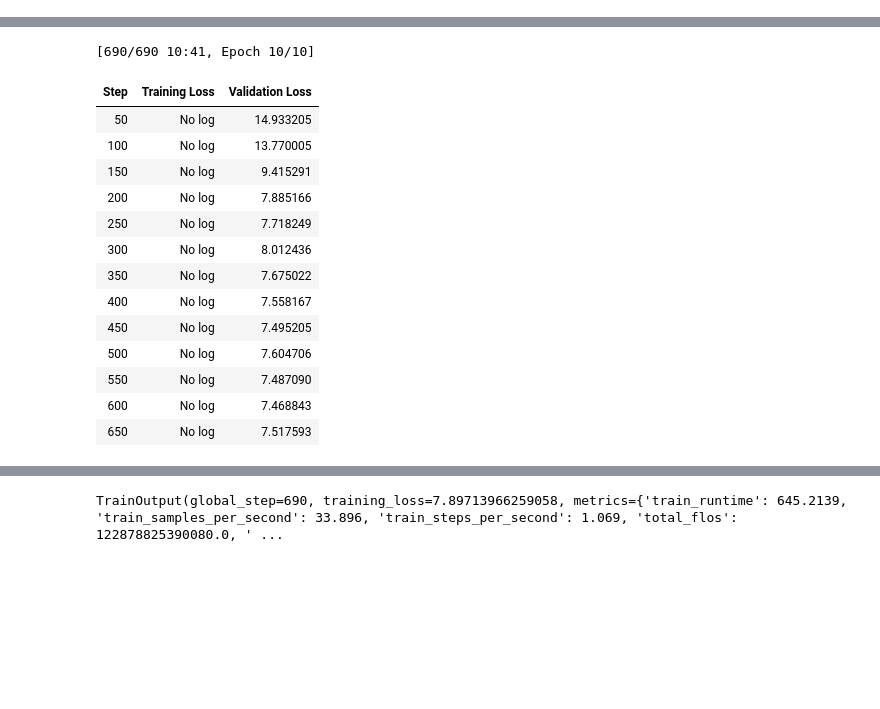
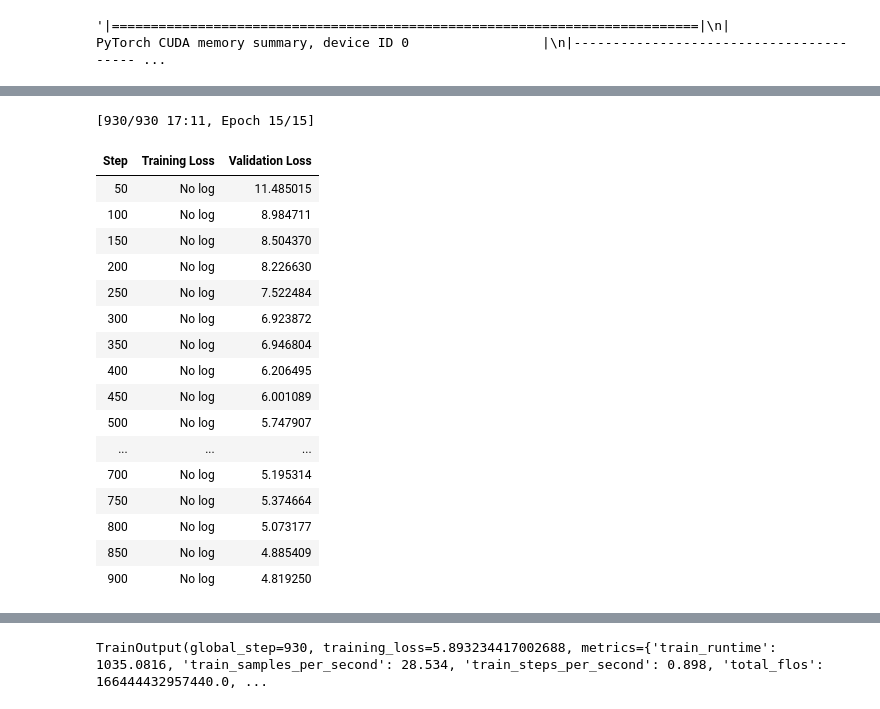
Before and after one commit to VellummyilumVinoth/Train_And_Test_Using_ALBERT, a Jupyter notebook: FinetunedAlbert.ipynb, the cells around one changed output, grey strips where cells are left out. Cells and saved outputs as stored; diff of their text form; code cells hidden in the pictures; blank space fills up the shorter version.

```diff
--- a/FinetunedAlbert.ipynb
+++ b/FinetunedAlbert.ipynb
@@ -97,20 +233,3 @@ statements
-# %%
-import re
-
-def clean_text(line):
-    line = re.sub(r'-+',' ',line)
-    line = re.sub(r'[^a-zA-Z, ]+'," ",line)
-    line = re.sub(r'[ ]+'," ",line)
-    line += ";"
-    return line
-
-source_statements = []
-len_lst = []
-for line in statements:
-    if len(line.split(" ")) >=0:
-        line = clean_text(line)
-        source_statements.append(line)
-        len_lst.append(len(line.split(" ")))
 # %%
 source_statements
 # %% [output]
@@ -134,5 +272,5 @@ source_statements
 # %%
-from huggingface_hub import add_space_secret
+# from huggingface_hub import add_space_secret
 import pandas as pd
 import torch
 import os
@@ -162,6 +300,9 @@ class VariableNamesDataset(torch.utils.data.Dataset):
         variable_name_tokens = self.tokenizer.tokenize(variable_name)
         source_statement_tokens = self.tokenizer.tokenize(source_statement)
 
+        variable_name_tokens = [token.replace('Ġ', '').lower() for token in variable_name_tokens]
+        source_statement_tokens = [token.replace('Ġ', '').lower() for token in source_statement_tokens]
+
         print("Variable name tokens:", variable_name_tokens)
         print("Source statement tokens:", source_statement_tokens)
 
@@ -178,10 +319,18 @@ class VariableNamesDataset(torch.utils.data.Dataset):
 
         # Replace the selected variable name tokens with the [MASK] token
         for i in indices_to_mask:
-            source_statement_tokens[i] = '[MASK]'
+            source_statement_tokens[i] = '<mask>'
 
         # Convert the tokens back to text
         masked_source_statement = self.tokenizer.convert_tokens_to_string(source_statement_tokens)
+
+        # masked_source_statement = ""
+        # for i, token in enumerate(source_statement_tokens):
+        #     if i < len(source_statement_tokens) - 1:
+        #         masked_source_statement += token + " "
+        #     else:
+        #         masked_source_statement += token
+
 
         # Tokenize the masked source statement
         input_ids = self.tokenizer.encode(
@@ -198,7 +347,7 @@ class VariableNamesDataset(torch.utils.data.Dataset):
         return torch.tensor(input_ids)
 # %%
 # Split the data into train and test sets
-train_size = int(len(source_statements) * 0.9)
+train_size = int(len(source_statements) * 0.8)
 train_variable_names = variable_names[:train_size]
 train_source_statements = source_statements[:train_size]
 test_variable_names = variable_names[train_size:]
@@ -211,5 +360,5 @@ train_size
 # Prepare the data for training and testing
 train_dataset = VariableNamesDataset(train_variable_names, train_source_statements, tokenizer, mask_probability = 1)
 
-test_dataset = VariableNamesDataset(test_variable_names, test_source_statements, tokenizer, mask_probability = 0)
+test_dataset = VariableNamesDataset(test_variable_names, test_source_statements, tokenizer, mask_probability = 1)
 # %%
@@ -265,8 +415,14 @@ tensor([ 1022,    52,  8612, 29955,  7019,   398,     0,     0,     0,     0,
+# %%
+torch.cuda.memory_summary(device=None, abbreviated=False)
+# %% [output]
+'|===========================================================================|\n|                  PyTorch CUDA memory summary, device ID 0                 |\n|---------------------------------------- ...
 # %%
 # Prepare the data collator
 data_collator = DataCollatorForLanguageModeling(
     tokenizer=tokenizer, mlm=True, mlm_probability=0.15
 )
+
+model.resize_token_embeddings(len(tokenizer))
 
 # Set up training arguments
 training_args = TrainingArguments(
@@ -274,8 +430,8 @@ training_args = TrainingArguments(
     evaluation_strategy = "steps",   # Evaluation and Save happens every X steps
     eval_steps = 50,                # Evaluation happens every X steps
     save_steps = 1000,               # Save checkpoint every X steps
-    num_train_epochs = 10,            # Total number of training epochs
-    learning_rate = 1e-5,            # Learning rate
+    num_train_epochs = 15,            # Total number of training epochs
+    learning_rate = 2e-5,            # Learning rate
     per_device_train_batch_size=32,  # Batch size per device during training
     per_device_eval_batch_size=64,   # Batch size for evaluation
     warmup_steps = 500,              # Number of warmup steps
@@ -315,16 +471,19 @@ Masked source statement: t sem[MASK][MASK][MASK][MASK]flags value single shape t
-[690/690 10:41, Epoch 10/10]
+[930/930 17:11, Epoch 15/15]
 | Step | Training Loss | Validation Loss |
-| 50 | No log | 14.933205 |
-| 100 | No log | 13.770005 |
-| 150 | No log | 9.415291 |
-| 200 | No log | 7.885166 |
-| 250 | No log | 7.718249 |
-| 300 | No log | 8.012436 |
-| 350 | No log | 7.675022 |
-| 400 | No log | 7.558167 |
-| 450 | No log | 7.495205 |
-| 500 | No log | 7.604706 |
-| 550 | No log | 7.487090 |
-| 600 | No log | 7.468843 |
-| 650 | No log | 7.517593 |
+| 50 | No log | 11.485015 |
+| 100 | No log | 8.984711 |
+| 150 | No log | 8.504370 |
+| 200 | No log | 8.226630 |
+| 250 | No log | 7.522484 |
+| 300 | No log | 6.923872 |
+| 350 | No log | 6.946804 |
+| 400 | No log | 6.206495 |
+| 450 | No log | 6.001089 |
+| 500 | No log | 5.747907 |
+| ... | ... | ... |
+| 700 | No log | 5.195314 |
+| 750 | No log | 5.374664 |
+| 800 | No log | 5.073177 |
+| 850 | No log | 4.885409 |
+| 900 | No log | 4.819250 |
 Streaming output truncated to the last 5000 lines.
@@ -347,4 +506,4 @@ Input IDs: [19, 38, 4, 0, 0, 0, 0, 0, 0, 0, 0, 0, 0, 0, 0, 0, 0, 0, 0, 0, 0, 0,
-TrainOutput(global_step=690, training_loss=7.89713966259058, metrics={'train_runtime': 645.2139, 'train_samples_per_second': 33.896, 'train_steps_per_second': 1.069, 'total_flos': 122878825390080.0, ' ...
+TrainOutput(global_step=930, training_loss=5.893234417002688, metrics={'train_runtime': 1035.0816, 'train_samples_per_second': 28.534, 'train_steps_per_second': 0.898, 'total_flos': 166444432957440.0, ...
 # %%
 # Save the trained model and tokenizer
 output_dir = './finetuned_albert'
```
Also changed, not shown: parts of 31 cells of this notebook.
